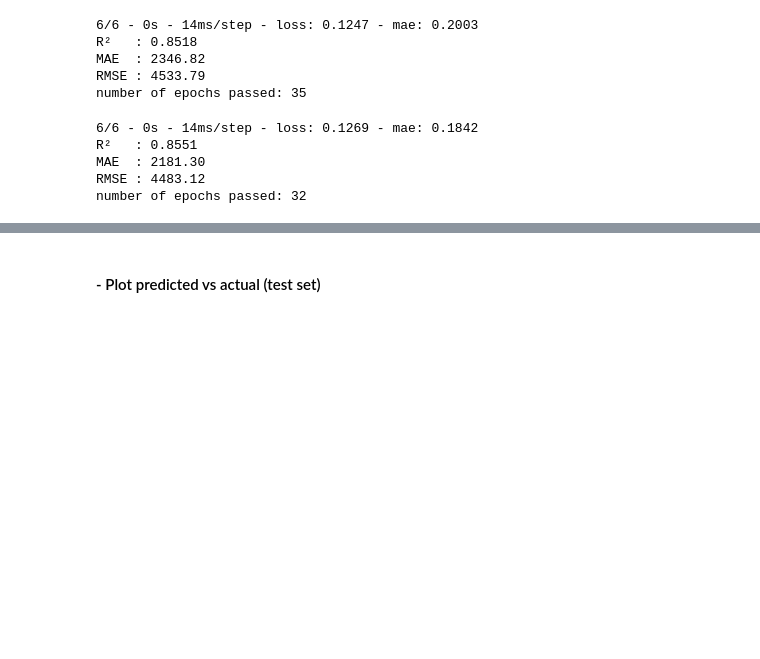
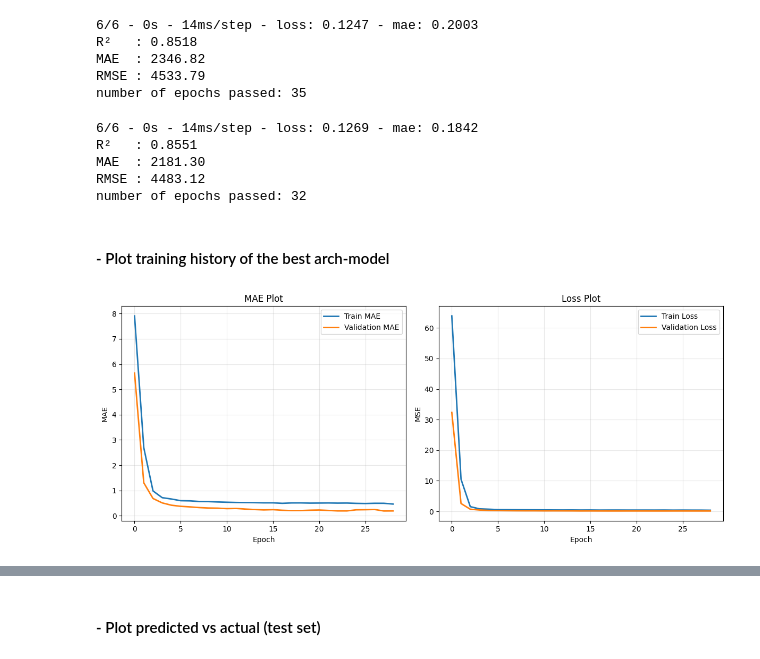
Before and after one commit to Nimaabediforud/Heart-Disease-Prediction, a Jupyter notebook: Notebooks/Regression/third-reg/REG-ANN-EXT2.ipynb, the cells around one changed output, grey strips where cells are left out. Drawn from its saved outputs; the diff is of its cells as text; code cells hidden in the pictures; blank space fills up the shorter version.

```diff
--- a/Notebooks/Regression/third-reg/REG-ANN-EXT2.ipynb
+++ b/Notebooks/Regression/third-reg/REG-ANN-EXT2.ipynb
@@ -1151,3 +1153,9 @@ R²   : 0.8551
 MAE  : 2181.30
 RMSE : 4483.12
 number of epochs passed: 32
+# %% [markdown]
+#### - Plot training history of the best arch-model
+# %%
+plot_training_history(history_smoker_hyp_tun1)
+# %% [output]
+[figure, added]
```
Also changed, not shown: parts of 29 cells of this notebook, 4 other files.
